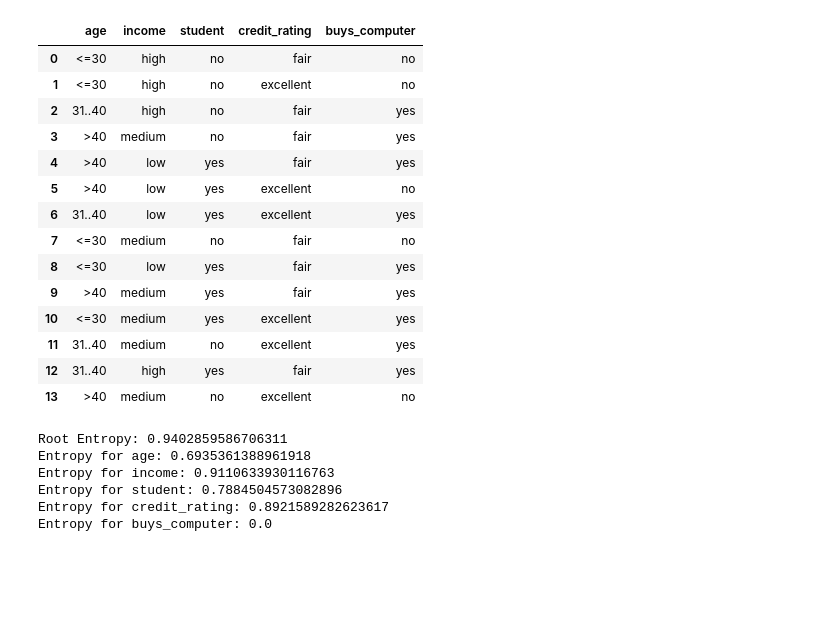
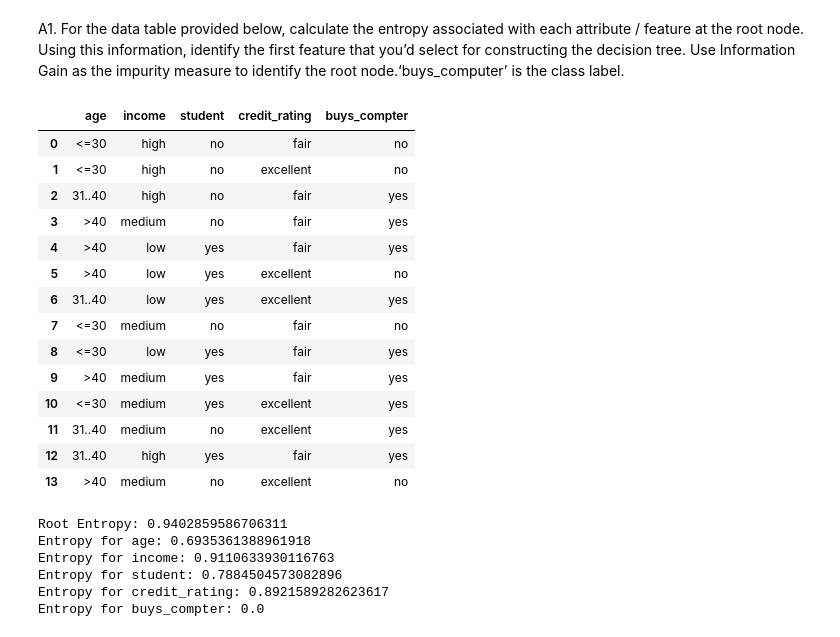
Before and after one commit to RichaSavant/ML-LAB, a Jupyter notebook: ML_LAB4_21171.ipynb, the cells around one changed output. Saved outputs shown, nothing was run; the diff lists cells and outputs as text; code cells hidden in the pictures; blank space fills up the shorter version.

```diff
--- a/ML_LAB4_21171.ipynb
+++ b/ML_LAB4_21171.ipynb
@@ -5,20 +0,0 @@ drive.mount('/content/drive')
-# %%
-import pandas as pd
-df=pd.read_excel('/content/drive/My Drive/csv/ML LAB/lab4_data.xlsx')
-df
-# %% [output]
-|  | age | income | student | credit_rating | buys_computer |
-| 0 | <=30 | high | no | fair | no |
-| 1 | <=30 | high | no | excellent | no |
-| 2 | 31..40 | high | no | fair | yes |
-| 3 | >40 | medium | no | fair | yes |
-| 4 | >40 | low | yes | fair | yes |
-| 5 | >40 | low | yes | excellent | no |
-| 6 | 31..40 | low | yes | excellent | yes |
-| 7 | <=30 | medium | no | fair | no |
-| 8 | <=30 | low | yes | fair | yes |
-| 9 | >40 | medium | yes | fair | yes |
-| 10 | <=30 | medium | yes | excellent | yes |
-| 11 | 31..40 | medium | no | excellent | yes |
-| 12 | 31..40 | high | yes | fair | yes |
-| 13 | >40 | medium | no | excellent | no |
@@ -25,25 +13,41 @@ df
+# %% [markdown]
+A1. For the data table provided below, calculate the entropy associated with each attribute / feature at the root node. Using this information, identify the first feature that you’d select for constructing the decision tree. Use Information Gain as the impurity measure to identify the root node.‘buys_computer’ is the class label.
+# %%
+data1 = pd.read_excel(r"C:\Amrita cse\5th Semester\Machine Learning\Lab\Lab 4\lab4_data.xlsx")
+df = pd.DataFrame(data1)
+df
+# %% [output]
+|  | age | income | student | credit_rating | buys_compter |
+| 0 | <=30 | high | no | fair | no |
+| 1 | <=30 | high | no | excellent | no |
+| 2 | 31..40 | high | no | fair | yes |
+| 3 | >40 | medium | no | fair | yes |
+| 4 | >40 | low | yes | fair | yes |
+| 5 | >40 | low | yes | excellent | no |
+| 6 | 31..40 | low | yes | excellent | yes |
+| 7 | <=30 | medium | no | fair | no |
+| 8 | <=30 | low | yes | fair | yes |
+| 9 | >40 | medium | yes | fair | yes |
+| 10 | <=30 | medium | yes | excellent | yes |
+| 11 | 31..40 | medium | no | excellent | yes |
+| 12 | 31..40 | high | yes | fair | yes |
+| 13 | >40 | medium | no | excellent | no |
 # %%
 #CALCULATING ENTROPY OF EACH FEATURE
-import numpy as np
-
-
 def calculate_entropy(data):
     # Count the occurrences of each class
-    class_counts = data['buys_computer'].value_counts()
-
+    classCounts = data['buys_compter'].value_counts()
     # Calculate the entropy
     entropy = 0
     total_samples = len(data)
-    for count in class_counts:
+    for count in classCounts:
         probability = count / total_samples
-        entropy -= probability * np.log2(probability)
-
+        entropy = entropy - probability * np.log2(probability)
     return entropy
 
 def calculate_root_entropy(data, features):
     root_entropy = calculate_entropy(data)
     feature_entropies = {}
-
     for feature in features:
         unique_values = data[feature].unique()
         feature_entropy = 0
@@ -53,13 +57,10 @@ def calculate_root_entropy(data, features):
         feature_entropies[feature] = feature_entropy
 
     return root_entropy, feature_entropies
-
 # Specify the list of features (attributes)
-features = ['age', 'income', 'student','credit_rating','buys_computer']
-
+features = ['age', 'income', 'student','credit_rating','buys_compter']
 # Calculate root entropy and entropies for each feature
 root_entropy, feature_entropies = calculate_root_entropy(df, features)
-
 # Print the results
 print(f"Root Entropy: {root_entropy}")
 for feature, entropy in feature_entropies.items():
@@ -70,4 +71,4 @@ Entropy for age: 0.6935361388961918
 Entropy for income: 0.9110633930116763
 Entropy for student: 0.7884504573082896
 Entropy for credit_rating: 0.8921589282623617
-Entropy for buys_computer: 0.0
+Entropy for buys_compter: 0.0
```
Also changed, not shown: parts of 7 cells of this notebook.
